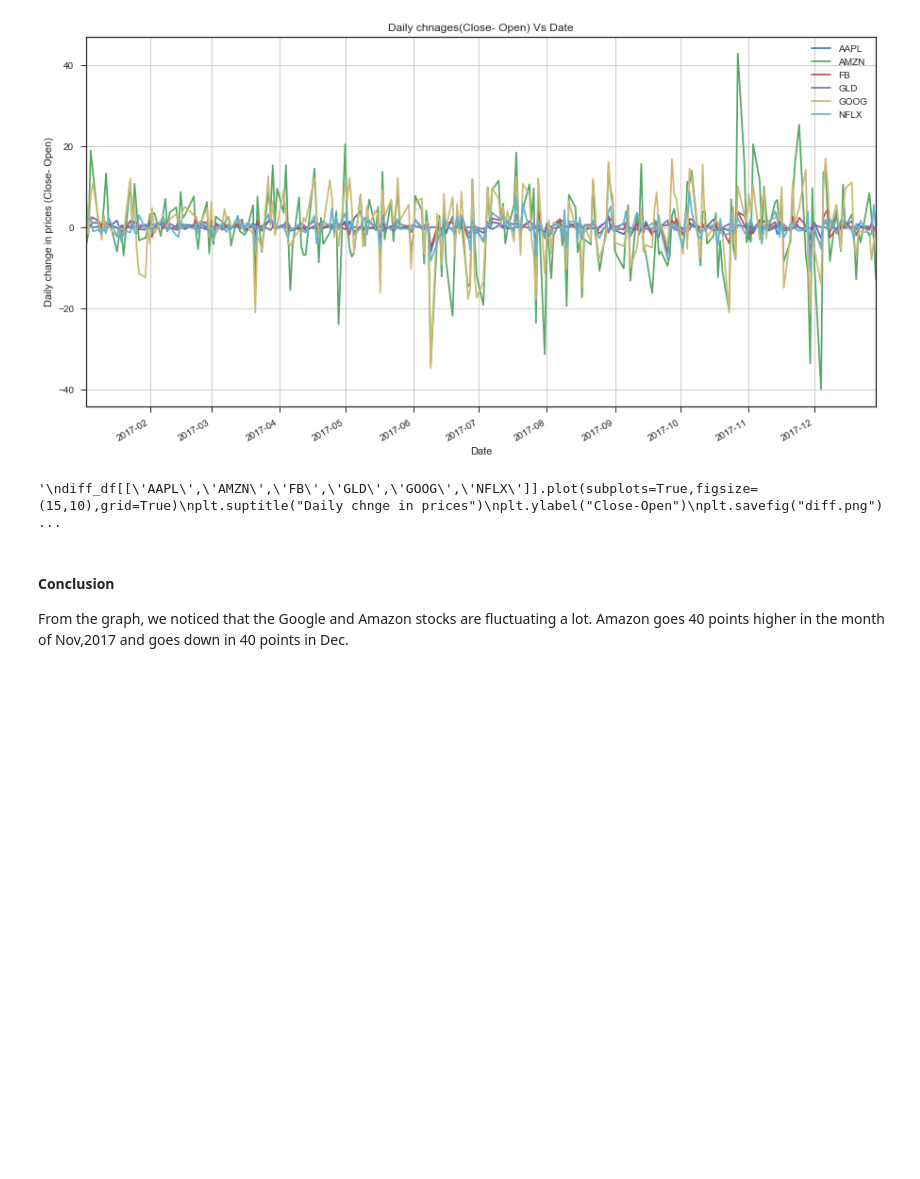
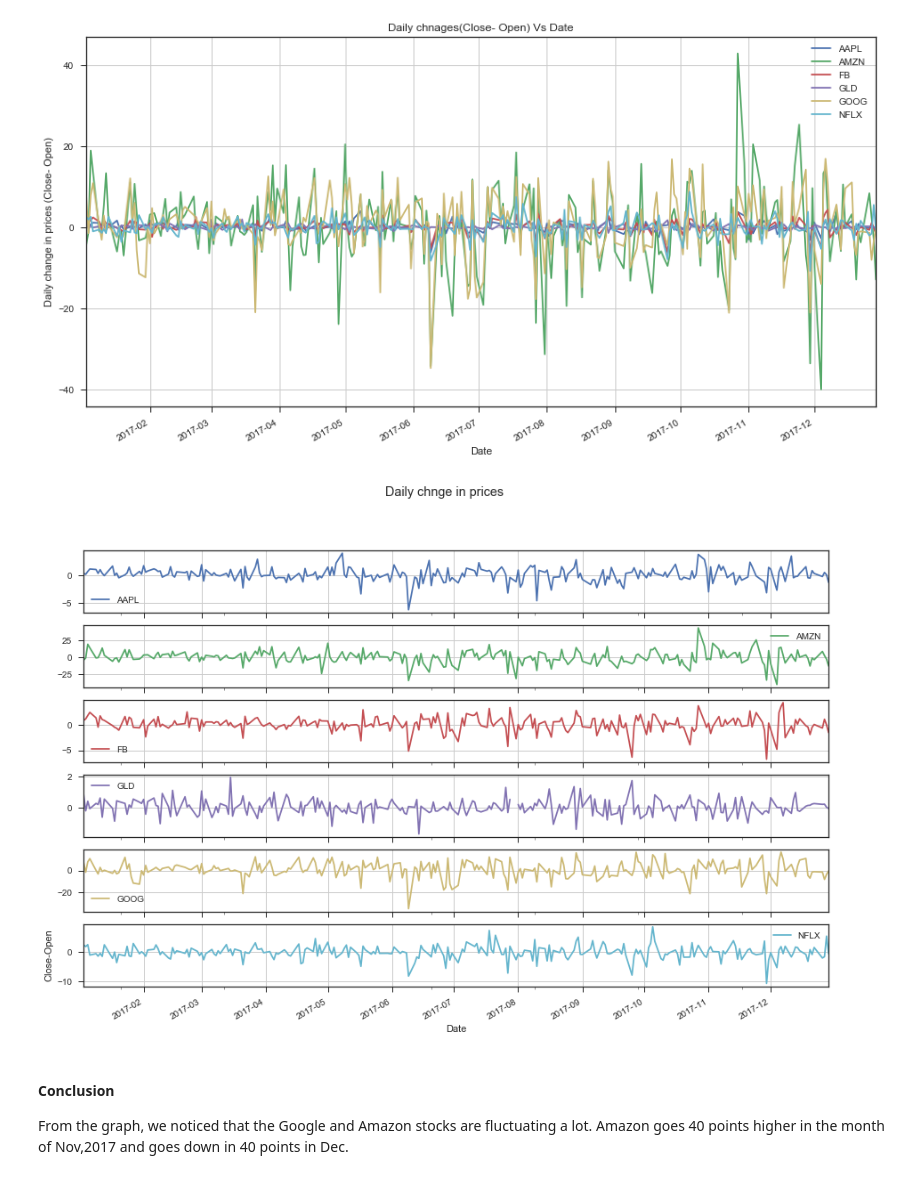
Before and after one commit to gayatripingale/Stocks-Project, a Jupyter notebook: Gp_Stock_Analysis.ipynb, the cells around one changed output. Drawn from its saved outputs; the diff is of its cells as text; code cells hidden in the pictures; blank space fills up the shorter version.

```diff
--- a/Gp_Stock_Analysis.ipynb
+++ b/Gp_Stock_Analysis.ipynb
@@ -95,15 +96,14 @@ plt.show()
 # %% [output]
 [figure]
 # %%
-"""
+
 diff_df[['AAPL','AMZN','FB','GLD','GOOG','NFLX']].plot(subplots=True,figsize=(15,10),grid=True)
 plt.suptitle("Daily chnge in prices")
 plt.ylabel("Close-Open")
 plt.savefig("diff.png")
 plt.show()
-"""
 # %% [output]
-'\ndiff_df[[\'AAPL\',\'AMZN\',\'FB\',\'GLD\',\'GOOG\',\'NFLX\']].plot(subplots=True,figsize=(15,10),grid=True)\nplt.suptitle("Daily chnge in prices")\nplt.ylabel("Close-Open")\nplt.savefig("diff.png") ...
+[figure, added]
 # %% [markdown]
 #### Conclusion ####
 From the graph, we noticed that the Google and Amazon stocks are fluctuating a lot.
```
Also changed, not shown: parts of 6 cells of this notebook, 23 other files.
